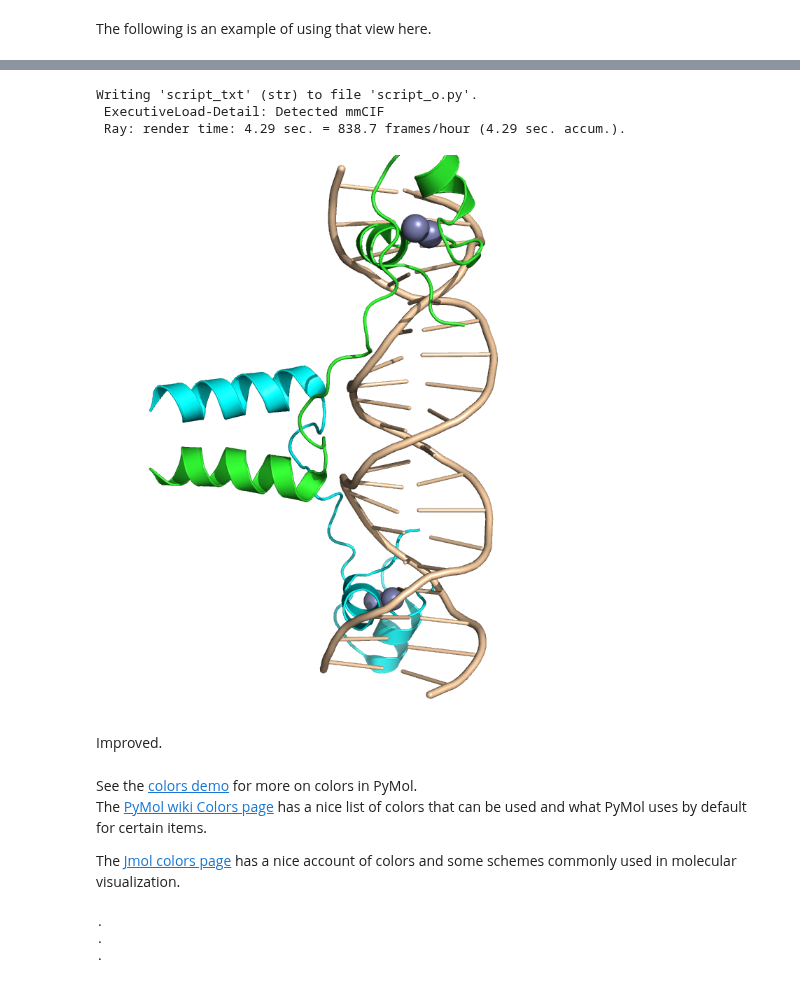
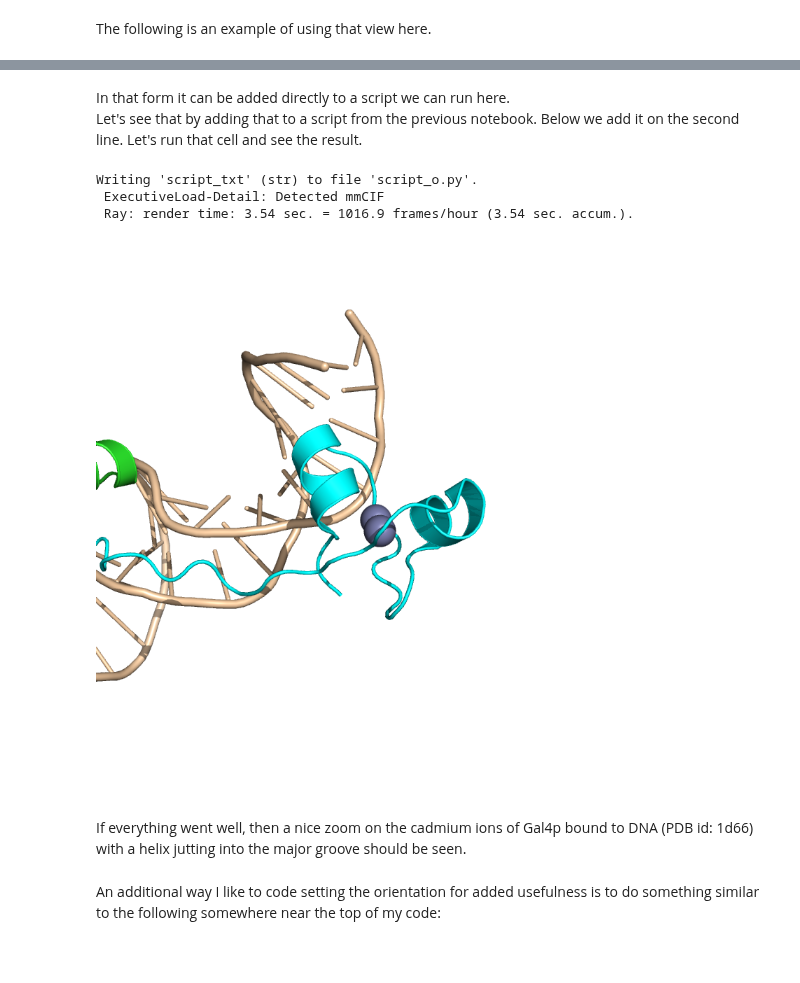
Before and after one commit to fomightez/pymol-binder, a Jupyter notebook: notebooks/demo_orient.ipynb, the cells around one changed output, grey strips where cells are left out. Cells and saved outputs as stored; diff of their text form; code cells hidden in the pictures; blank space fills up the shorter version.

Commit message:
add new notebook

```diff
--- a/notebooks/demo_orient.ipynb
+++ b/notebooks/demo_orient.ipynb
@@ -206,52 +109,45 @@ Let's edit our script to address those.
+# %% [markdown]
+In that form it can be added directly to a script we can run here.
+Let's see that by adding that to a script from the previous notebook. Below we add it on the second line. Let's run that cell and see the result.
 # %%
 cmds2run = '''cmd.fetch('1d66');cmd.zoom()
+cmd.set_view (\
+     "0.525620461,   -0.152837604,   -0.836876869,\
+    -0.682576001,   -0.662907958,   -0.307641536,\
+    -0.507752895,    0.732934058,   -0.452761710,\
+     0.000000000,    0.000000000, -158.795608521,\
+    29.419000626,   19.603000641,   10.395999908,\
+   117.110687256,  200.480606079,  -20.000000000" )
 cmd.set ("ray_opaque_background", 0)
 cmd.bg_color ("white")
 cmd.set ("cartoon_fancy_helices", 1)
 cmd.set ("cartoon_side_chain_helper", "on")
 cmd.hide ("everything", "all")
 cmd.show ("cartoon", "all")
 cmd.util.cbc()
 cmd.show ("sphere", "metals")
 def hex_to_rgb(value):
     #based on https://stackoverflow.com/a/214657/8508004
     value = value.lstrip('#')
     lv = len(value)
     return tuple(int(value[i:i + lv // 3], 16) for i in range(0, lv, lv // 3))
 cmd.set_color ("ion_color", [*hex_to_rgb("#7D80B0")])
 cmd.color ("ion_color", "metals")
 cmd.color ("wheat","polymer.nucleic")
-cmd.set ("fog_start", 0.70)
+cmd.set ("fog_start", 0.80)
 cmd.png('1d66improved.png', 800, 800, dpi=300, ray=1)
 '''
 script_txt = init_block + cmds2run
 %store script_txt > script_o.py
 !pymol -cq script_o.py
 from IPython.display import Image
 Image("1d66improved.png")
 # %% [output]
 Writing 'script_txt' (str) to file 'script_o.py'.
  ExecutiveLoad-Detail: Detected mmCIF
- Ray: render time: 4.29 sec. = 838.7 frames/hour (4.29 sec. accum.).
+ Ray: render time: 3.54 sec. = 1016.9 frames/hour (3.54 sec. accum.).
-[figure, old version]
+[figure, new version]
-# %% [markdown]
-Improved.
-# %% [markdown]
-See the [colors demo](demo_colors.ipynb) for more on colors in PyMol.
-The [PyMol wiki Colors page](https://pymolwiki.org/index.php/Color_Values) has a nice list of colors that can be used and what PyMol uses by default for certain items.
-
-The [Jmol colors page](http://jmol.sourceforge.net/jscolors/) has a nice account of colors and some schemes commonly used in molecular visualization.
-# %%
-import time
-
-def executeSomething():
-    #code here
-    print ('.')
-    time.sleep(480) #60 seconds times 8 minutes
-
-while True:
-    executeSomething()
-# %% [output]
-.
-.
-.
+# %% [markdown]
+If everything went well, then a nice zoom on the cadmium ions of Gal4p bound to DNA (PDB id: 1d66) with a helix jutting into the major groove should be seen.
+# %% [markdown]
+An additional way I like to code setting the orientation for added usefulness is to do something similar to the following somewhere near the top of my code:
```
Also changed, not shown: parts of 29 cells of this notebook.
